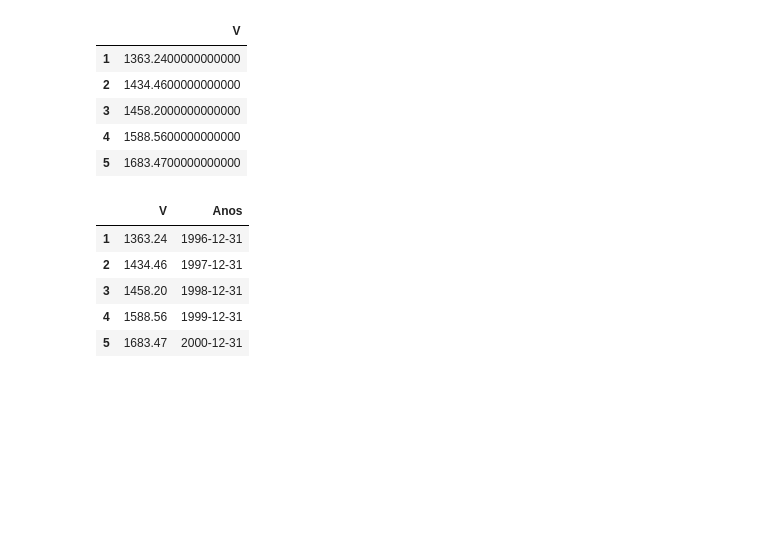
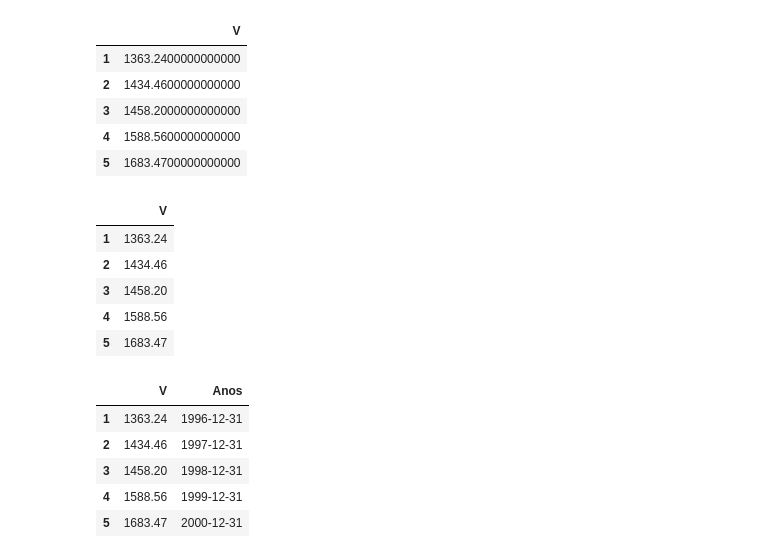
Before and after one commit to dinilsonpedroza/Jupyter, a Jupyter notebook: deflacionamento.ipynb, the cells around one changed output. Cells and saved outputs as stored; diff of their text form; code cells hidden in the pictures; blank space fills up the shorter version.

```diff
--- a/deflacionamento.ipynb
+++ b/deflacionamento.ipynb
@@ -169,3 +169,14 @@ Ipca = ipca.astype(float) ### Convertendo a arquivo para uma formato númerico (
+# %%
+Ipca.index= pd.DatetimeIndex(PIBpc['D3C']).year ### Tentando uma datação alternativa. Funcionou mostrando que é possível trabalhar com colunas cruzadas.
+# %%
+Ipca.head()
+# %% [output]
+|  | V |
+| 1 | 1363.24 |
+| 2 | 1434.46 |
+| 3 | 1458.20 |
+| 4 | 1588.56 |
+| 5 | 1683.47 |
 # %%
 Ipca['Anos'] = pd.date_range(start='1996', periods=len(ipca['V']), freq='Y') ### Acrescentando uma coluna de datas (anos), já no formato de datas do Python.
 # %%
```
Also changed, not shown: parts of 1 cell of this notebook.
